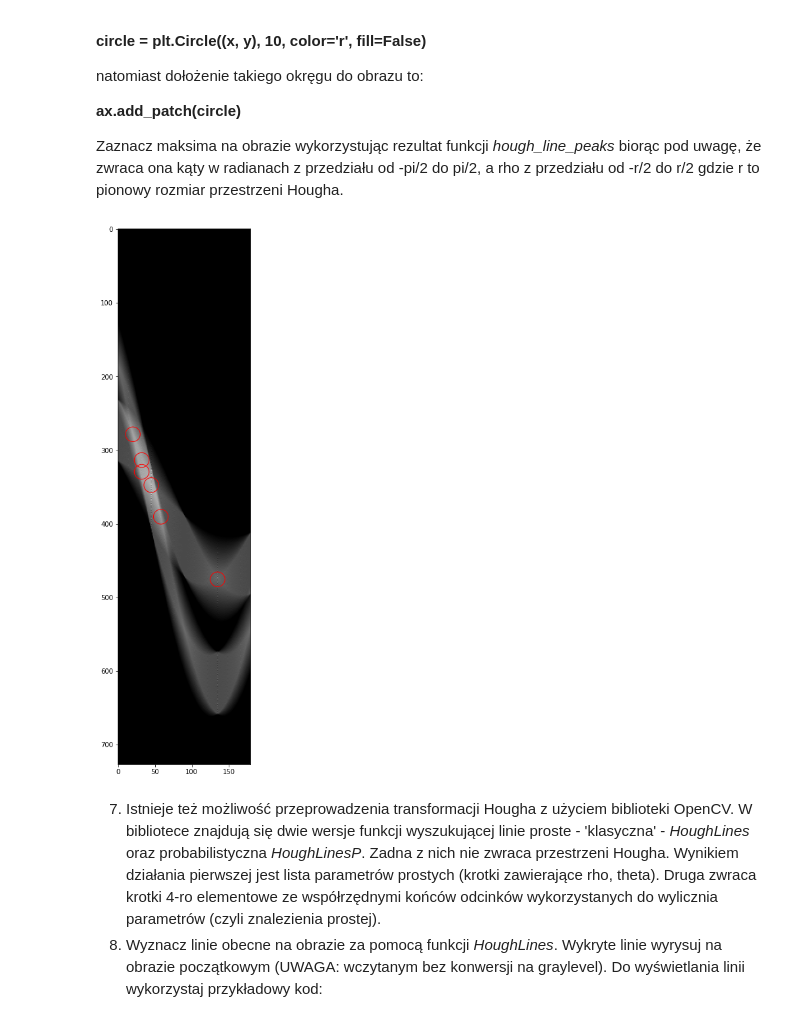
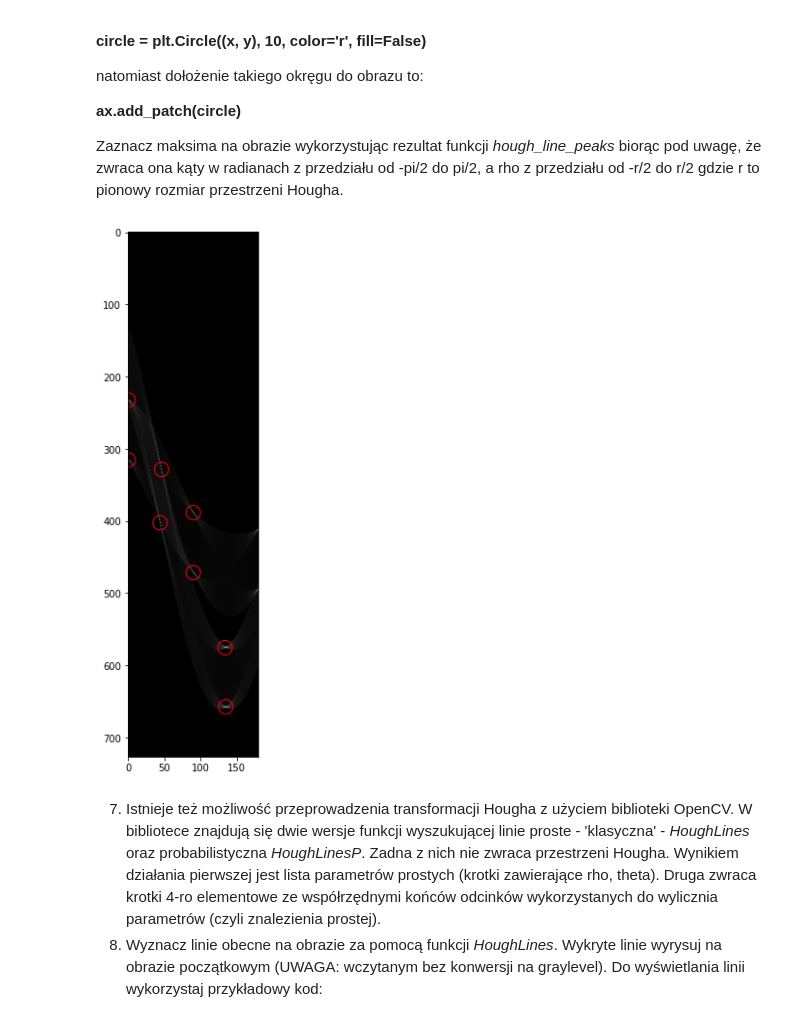
Before and after one commit to mhawryluk/wdcpo, a Jupyter notebook: lab12/Hough.ipynb, the cells around one changed output. Drawn from its saved outputs; the diff is of its cells as text; code cells hidden in the pictures.

```diff
--- a/lab12/Hough.ipynb
+++ b/lab12/Hough.ipynb
@@ -122,8 +122,14 @@ plt.show()
 # %% [output]
 [figure]
 # %%
-plt.imshow(cv2.Canny(kwadraty, 120, 240, None, 3, 1))
+edges = cv2.Canny(kwadraty, 120, 240, None, 3, 1)
+
+plt.imshow(edges)
 plt.axis('off')
 plt.show()
 # %% [output]
 [figure]
+# %%
+H, theta, rho = hough_line(edges)
+
+show_hough(H, edges)
@@ -131,8 +139,7 @@ plt.show()
  5. W module skimage.transform dostępna jest funkcja do automatycznej analizy przestrzeni Hougha - wyszukiwania maksimów - *hough\_line\_peaks*. Jako parametry przyjmuje ona wyniki funkcji *hough\_line* (macierz H, theta i rho). Dodatkowo można podać próg powyżej którego punkt uznawany jest za maksimum (_threshold_ - domyslnie jest to połowa maksimum w przestrzeni H) oraz liczbę poszukiwanych maksimów (*num_peaks*). Funkcja zwraca współrzędne maksimów. Wykorzystaj funkcję *hough\_line\_peaks* do znalezienia maksimów odpowiadających krawędziom kwadratów.
  6. Wyświetl macierz H używając konstrukcji:
 # %%
-H, theta, rho = hough_line(kwadraty)
-peaks = hough_line_peaks(H, theta, rho, num_peaks=8)
+peaks = hough_line_peaks(H, theta, rho)
 # %%
 fig,ax = plt.subplots(1)
 ax.set_aspect('equal')
@@ -151,19 +158,19 @@ natomiast dołożenie takiego okręgu do obrazu to:
 
 Zaznacz maksima na obrazie wykorzystując rezultat funkcji *hough\_line\_peaks* biorąc pod uwagę, że zwraca ona kąty w radianach z przedziału od -pi/2 do pi/2, a rho z przedziału od -r/2 do r/2 gdzie r to pionowy rozmiar przestrzeni Hougha.
 # %%
-fig,ax = plt.subplots(1, figsize=(15, 15))
+fig,ax = plt.subplots(1, figsize=(10, 10))
 ax.set_aspect('equal')
 ax.imshow(H, 'gray') # gdzie H jest przestrzenią Hougha
 
 for x, y  in zip(peaks[1], peaks[2]):
     scaled_x = (x+np.pi/2)/np.pi*H.shape[1]
     scaled_y = y+H.shape[0]/2
 
     ax.add_patch(plt.Circle((scaled_x, scaled_y), 10, color='r', fill=False))
 
 plt.show()
 # %% [output]
-[figure, old version]
+[figure, new version]
 # %% [markdown]
 7. Istnieje też możliwość przeprowadzenia transformacji Hougha z użyciem biblioteki OpenCV. W bibliotece znajdują się dwie wersje funkcji wyszukującej linie proste - 'klasyczna' - _HoughLines_ oraz probabilistyczna _HoughLinesP_. Zadna z nich nie zwraca przestrzeni Hougha. Wynikiem działania pierwszej jest lista parametrów prostych (krotki zawierające rho, theta). Druga zwraca krotki 4-ro elementowe ze współrzędnymi końców odcinków wykorzystanych do wylicznia parametrów (czyli znalezienia prostej).
 8. Wyznacz linie obecne na obrazie za pomocą funkcji _HoughLines_. Wykryte linie wyrysuj na obrazie początkowym (UWAGA: wczytanym bez konwersji na graylevel). Do wyświetlania linii wykorzystaj przykładowy kod:
```
Also changed, not shown: parts of 15 cells of this notebook.
